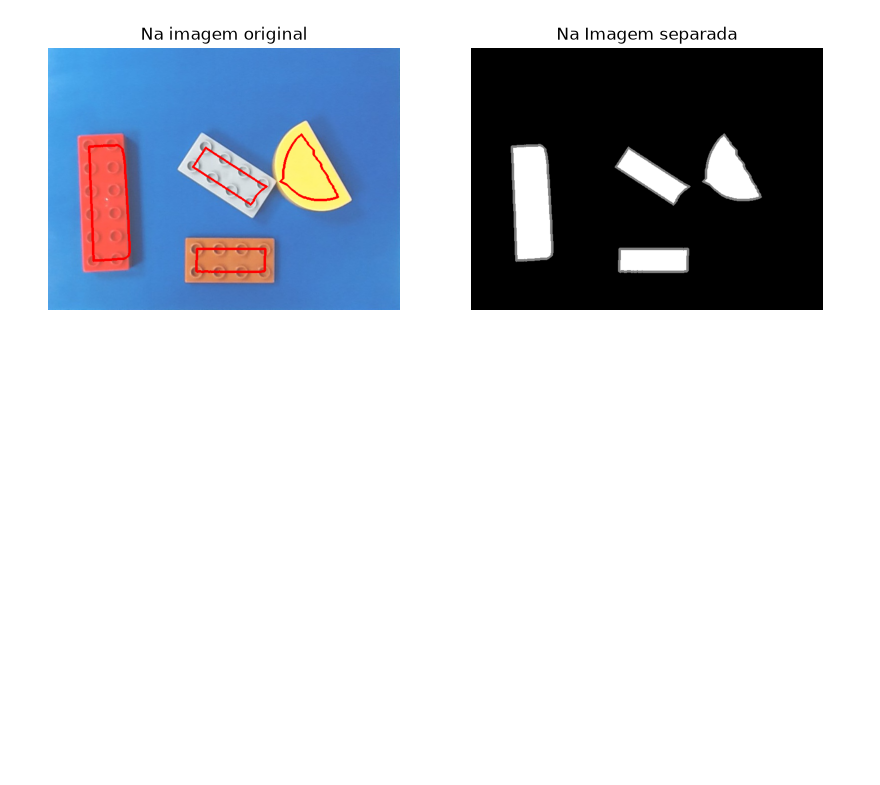
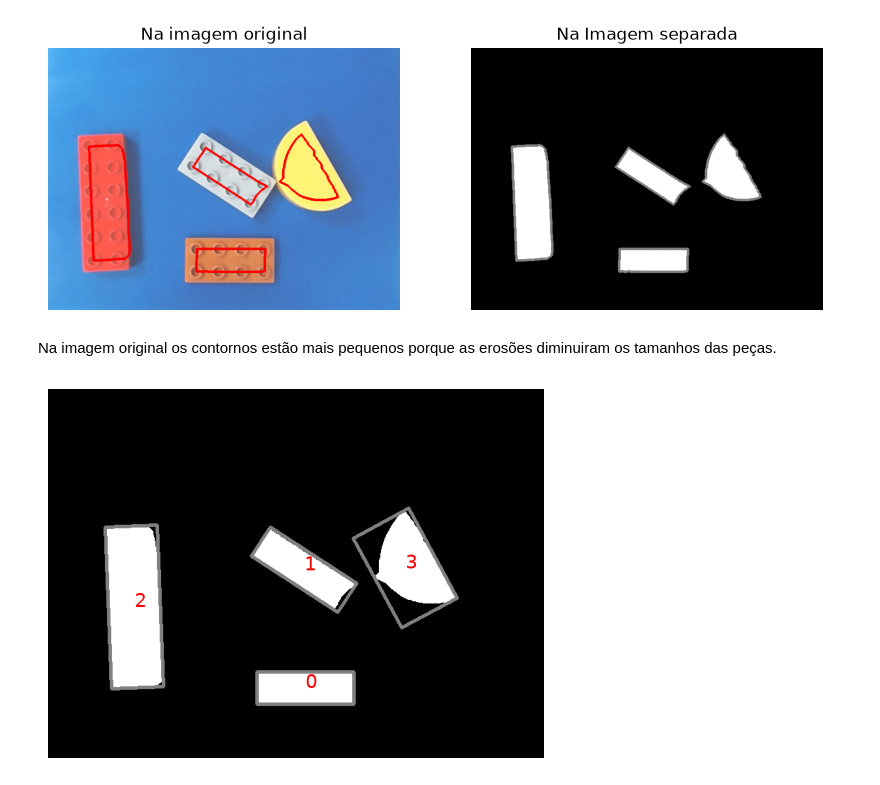
Before and after one commit to beatizisjesus-ctrl/PIV_TP1, a Jupyter notebook: PIV_TP1.ipynb, the cells around one changed output. Cells and saved outputs as stored; diff of their text form; code cells hidden in the pictures; blank space fills up the shorter version.

```diff
--- a/PIV_TP1.ipynb
+++ b/PIV_TP1.ipynb
@@ -216,5 +167,21 @@ plt.show()
 # %% [output]
 4
 [figure]
+# %% [markdown]
+Na imagem original os contornos estão mais pequenos porque as erosões diminuiram os tamanhos das peças.
 # %%
 # Extração de Características
+
+minAreas = [cv2.minAreaRect(c) for c in contornos]
+
+img = treino_sep[6].copy()
+for k, r in enumerate(minAreas):
+    caixa = cv2.boxPoints(r).astype(np.int32)
+    cv2.drawContours(img, [caixa], -1, 128, 3)          # 128 = cinzento
+    plt.text(r[0][0], r[0][1], str(k), color="red", fontsize=14)
+
+plt.imshow(img, cmap="gray")
+plt.axis("off")
+plt.show()
+# %% [output]
+[figure, added]
```
Also changed, not shown: parts of 6 cells of this notebook.
